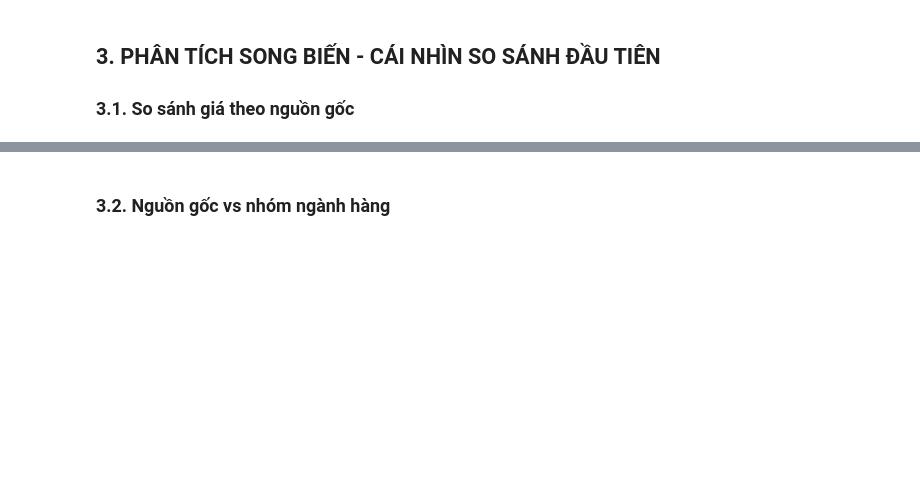
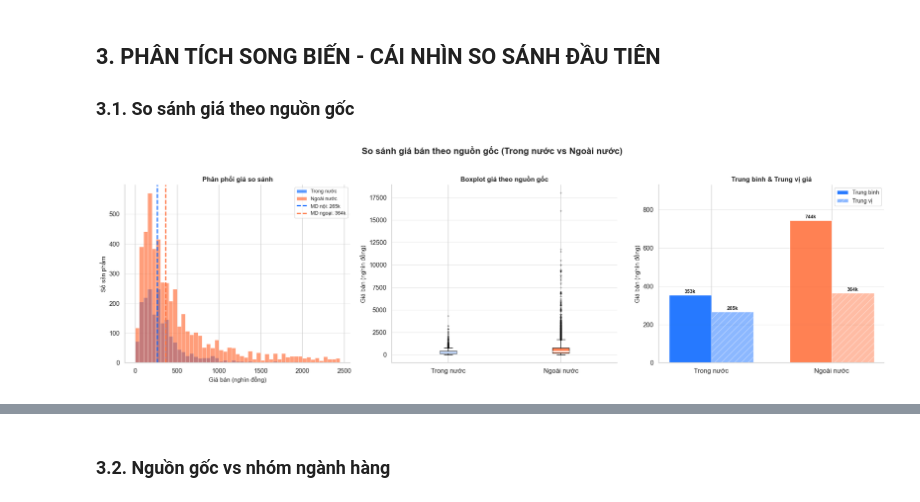
Before and after one commit to TrucHang676/TQH-LAB010-N5, a Jupyter notebook: scripts/eda_overview.ipynb, the cells around one changed output, grey strips where cells are left out. Cells and saved outputs as stored; diff of their text form; code cells hidden in the pictures; blank space fills up the shorter version.

```diff
--- a/scripts/eda_overview.ipynb
+++ b/scripts/eda_overview.ipynb
@@ -39,3 +772,85 @@
 # %% [markdown]
 ## **3. PHÂN TÍCH SONG BIẾN - CÁI NHÌN SO SÁNH ĐẦU TIÊN**
 ### **3.1. So sánh giá theo nguồn gốc**
+# %%
+
+# 3.1 SO SÁNH GIÁ THEO NGUỒN GỐC
+
+price_k = df['price'] / 1000
+dom_prices = price_k[df['origin_group'] == 'Trong nước']
+for_prices = price_k[df['origin_group'] == 'Ngoài nước']
+
+fig, axes = plt.subplots(1, 3, figsize=(20, 6))
+fig.suptitle('So sánh giá bán theo nguồn gốc (Trong nước vs Ngoài nước)',
+             fontsize=16, fontweight='bold', y=1.02)
+
+# --- Histogram chồng ---
+ax1 = axes[0]
+p95 = price_k.quantile(0.95)
+bins = np.linspace(0, p95, 50)
+ax1.hist(dom_prices[dom_prices <= p95], bins=bins, alpha=0.65,
+         color=COLOR_DOMESTIC, label='Trong nước', edgecolor='white', linewidth=0.5)
+ax1.hist(for_prices[for_prices <= p95], bins=bins, alpha=0.65,
+         color=COLOR_FOREIGN, label='Ngoài nước', edgecolor='white', linewidth=0.5)
+ax1.axvline(dom_prices.median(), color=COLOR_DOMESTIC, lw=2, linestyle='--',
+            label=f'MD nội: {dom_prices.median():,.0f}k')
+ax1.axvline(for_prices.median(), color=COLOR_FOREIGN, lw=2, linestyle='--',
+            label=f'MD ngoại: {for_prices.median():,.0f}k')
+ax1.set_xlabel('Giá bán (nghìn đồng)', fontsize=11)
+ax1.set_ylabel('Số sản phẩm', fontsize=11)
+ax1.set_title('Phân phối giá so sánh', fontsize=12, fontweight='bold')
+ax1.legend(fontsize=9)
+ax1.spines[['top', 'right']].set_visible(False)
+ax1.grid(axis='y', alpha=0.4)
+
+# --- Boxplot ---
+ax2 = axes[1]
+data_box = [dom_prices.values, for_prices.values]
+bp = ax2.boxplot(data_box, patch_artist=True, notch=False,
+                 medianprops=dict(color='white', linewidth=2.5),
+                 flierprops=dict(marker='o', markersize=2, alpha=0.3))
+for patch, color in zip(bp['boxes'], PALETTE_MAIN):
+    patch.set_facecolor(color)
+    patch.set_alpha(0.85)
+ax2.set_xticks([1, 2])
+ax2.set_xticklabels(['Trong nước', 'Ngoài nước'], fontsize=12)
+ax2.set_ylabel('Giá bán (nghìn đồng)', fontsize=11)
+ax2.set_title('Boxplot giá theo nguồn gốc', fontsize=12, fontweight='bold')
+ax2.spines[['top', 'right']].set_visible(False)
+ax2.grid(axis='y', alpha=0.4)
+
+# --- Bar chart trung bình & trung vị ---
+ax3 = axes[2]
+stats_dict = {
+    'Trong nước': {'mean': dom_prices.mean(), 'median': dom_prices.median()},
+    'Ngoài nước': {'mean': for_prices.mean(), 'median': for_prices.median()},
+}
+x = np.arange(2)
+w = 0.35
+means  = [stats_dict[g]['mean']   for g in ['Trong nước', 'Ngoài nước']]
+medians = [stats_dict[g]['median'] for g in ['Trong nước', 'Ngoài nước']]
+bars1 = ax3.bar(x - w/2, means, w, label='Trung bình', color=PALETTE_MAIN, alpha=0.85, edgecolor='white')
+bars2 = ax3.bar(x + w/2, medians, w, label='Trung vị', color=PALETTE_MAIN, alpha=0.45, edgecolor='white', hatch='//')
+for bar, val in zip(list(bars1) + list(bars2), means + medians):
+    ax3.text(bar.get_x() + bar.get_width() / 2, bar.get_height() + 5,
+             f'{val:,.0f}k', ha='center', va='bottom', fontsize=9, fontweight='bold')
+ax3.set_xticks(x)
+ax3.set_xticklabels(['Trong nước', 'Ngoài nước'], fontsize=12)
+ax3.set_ylabel('Giá bán (nghìn đồng)', fontsize=11)
+ax3.set_title('Trung bình & Trung vị giá', fontsize=12, fontweight='bold')
+ax3.legend(fontsize=10)
+ax3.set_ylim(0, max(means) * 1.25)
+ax3.spines[['top', 'right']].set_visible(False)
+ax3.grid(axis='y', alpha=0.4)
+
+plt.tight_layout()
+plt.savefig('plot_3_1_price_by_origin.png', dpi=150, bbox_inches='tight')
+plt.show()
+
+print('NHẬN XÉT SO SÁNH GIÁ:')
+print(f'  Trong nước → Trung bình: {dom_prices.mean():,.0f}k | Trung vị: {dom_prices.median():,.0f}k')
+print(f'  Ngoài nước → Trung bình: {for_prices.mean():,.0f}k | Trung vị: {for_prices.median():,.0f}k')
+ratio = for_prices.median() / dom_prices.median()
+print(f'  → Hàng ngoại có giá trung vị cao hơn hàng nội {ratio:.1f} lần.')
+# %% [output]
+[figure, added]
```
Also changed, not shown: parts of 13 cells of this notebook.
